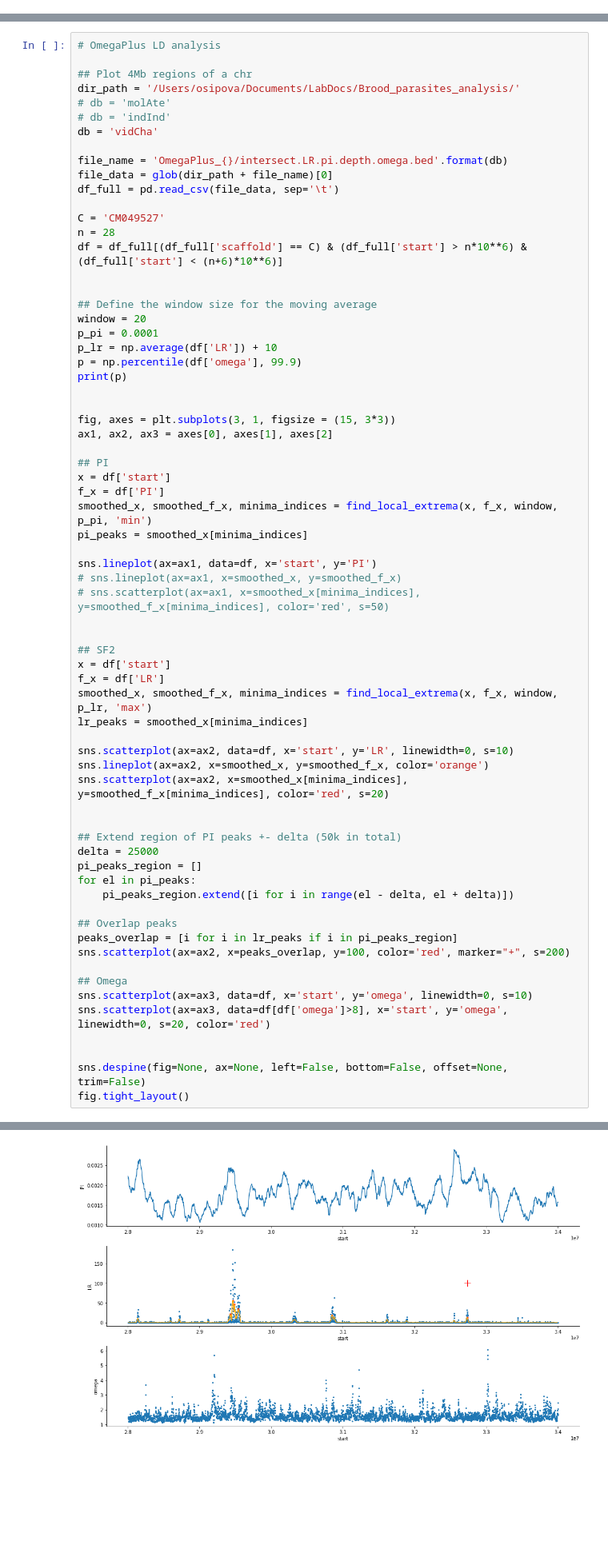
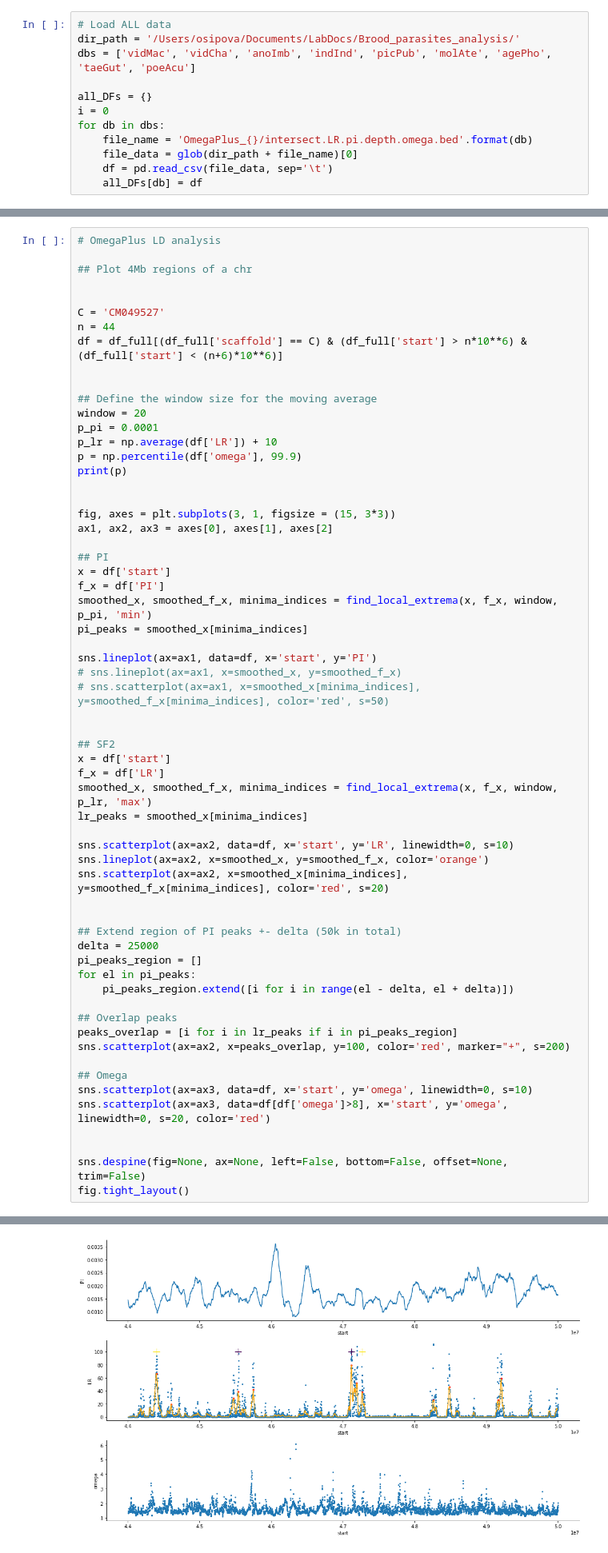
Before and after one commit to osipovarev/Brood_parasites_analysis, a Jupyter notebook: selective_sweeps_analysis.ipynb, the cells around one changed output, grey strips where cells are left out. Shown: that part at 80% size. Drawn from its saved outputs; the diff is of its cells as text; blank space fills up the shorter version.

Commit message:
backed up changes from Thu Aug  1 22:27:52 EDT 2024 in the project /Users/osipova/Documents/LabDocs/Brood_parasites_analysis

```diff
--- a/selective_sweeps_analysis.ipynb
+++ b/selective_sweeps_analysis.ipynb
@@ -43,3 +43,15 @@ def find_local_extrema(x, f_x, window, p, extreme):
     # Extract x values corresponding to the minima
 #     minima_x = smoothed_x[minima_indices]
     return sub_smoothed_x, sub_smoothed_f_x, minima_indices
+# %%
+# Load ALL data
+dir_path = '/Users/osipova/Documents/LabDocs/Brood_parasites_analysis/'
+dbs = ['vidMac', 'vidCha', 'anoImb', 'indInd', 'picPub', 'molAte', 'agePho', 'taeGut', 'poeAcu']
+
+all_DFs = {}
+i = 0
+for db in dbs:
+    file_name = 'OmegaPlus_{}/intersect.LR.pi.depth.omega.bed'.format(db)
+    file_data = glob(dir_path + file_name)[0]
+    df = pd.read_csv(file_data, sep='\t')
+    all_DFs[db] = df
@@ -47,17 +82,10 @@ def find_local_extrema(x, f_x, window, p, extreme):
 # OmegaPlus LD analysis
 
 ## Plot 4Mb regions of a chr
-dir_path = '/Users/osipova/Documents/LabDocs/Brood_parasites_analysis/'
-# db = 'molAte'
-# db = 'indInd'
-db = 'vidCha'
 
-file_name = 'OmegaPlus_{}/intersect.LR.pi.depth.omega.bed'.format(db)
-file_data = glob(dir_path + file_name)[0]
-df_full = pd.read_csv(file_data, sep='\t')
 
 C = 'CM049527'
-n = 28
+n = 44
 df = df_full[(df_full['scaffold'] == C) & (df_full['start'] > n*10**6) & (df_full['start'] < (n+6)*10**6)]
 
 
@@ -116,4 +144,4 @@ fig.tight_layout()
-[figure, old version]
+[figure, new version]
 # %%
 lr_peaks
 # %% [output]
```
Also changed, not shown: parts of 2 cells of this notebook.
